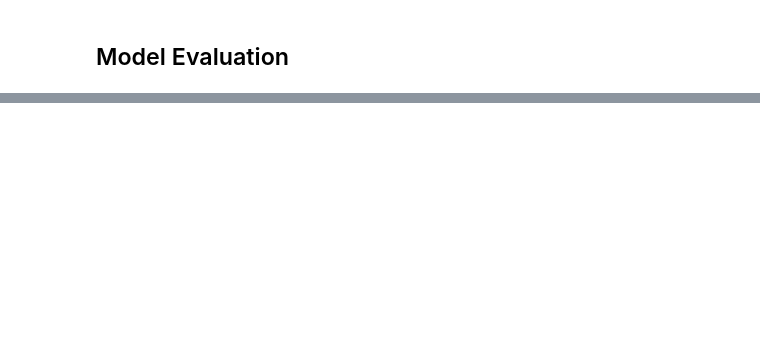
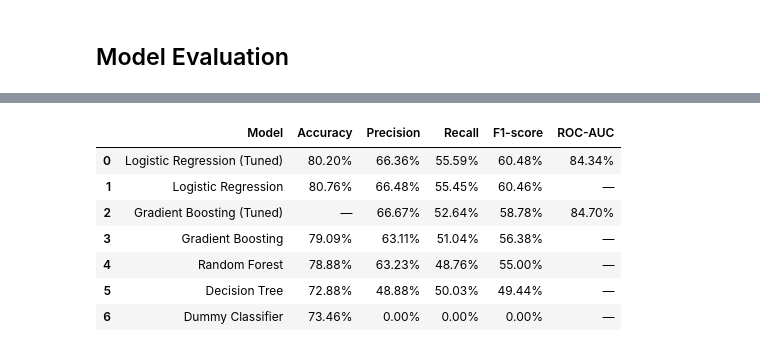
Before and after one commit to rabe156/Telco-Customer-Churn-Prediction, a Jupyter notebook: notebooks/customer_churn_analysis.ipynb, the cells around one changed output, grey strips where cells are left out. Drawn from its saved outputs; the diff is of its cells as text; code cells hidden in the pictures; blank space fills up the shorter version.

```diff
--- a/notebooks/customer_churn_analysis.ipynb
+++ b/notebooks/customer_churn_analysis.ipynb
@@ -894,0 +977,44 @@ when comparing our two models with the best parametres we can see that the regrs
+# %%
+import pandas as pd
+
+model_comparison = pd.DataFrame({
+    "Model": [
+        "Dummy Classifier",
+        "Logistic Regression",
+        "Decision Tree",
+        "Random Forest",
+        "Gradient Boosting",
+        "Logistic Regression (Tuned)",
+        "Gradient Boosting (Tuned)"
+    ],
+    "Accuracy": [0.7346, 0.8076, 0.7288, 0.7888, 0.7909, 0.801987, None],
+    "Precision": [0, 0.6648, 0.4888, 0.6323, 0.6311, 0.6636, 0.6667],
+    "Recall": [0, 0.5545, 0.5003, 0.4876, 0.5104, 0.5559, 0.5264],
+    "F1-score": [0, 0.6046, 0.4944, 0.5500, 0.5638, 0.6048, 0.5878],
+    "ROC-AUC": [None, None, None, None, None, 0.8434, 0.8470]
+})
+
+model_comparison = model_comparison.sort_values(
+    by="F1-score", ascending=False
+).reset_index(drop=True)
+
+display(
+    model_comparison.style
+    .format({
+        "Accuracy": "{:.2%}",
+        "Precision": "{:.2%}",
+        "Recall": "{:.2%}",
+        "F1-score": "{:.2%}",
+        "ROC-AUC": "{:.2%}"
+    }, na_rep="—")
+    .highlight_max(subset=["F1-score"], color="green")
+)
+# %% [output]
+|  | Model | Accuracy | Precision | Recall | F1-score | ROC-AUC |
+| 0 | Logistic Regression (Tuned) | 80.20% | 66.36% | 55.59% | 60.48% | 84.34% |
+| 1 | Logistic Regression | 80.76% | 66.48% | 55.45% | 60.46% | — |
+| 2 | Gradient Boosting (Tuned) | — | 66.67% | 52.64% | 58.78% | 84.70% |
+| 3 | Gradient Boosting | 79.09% | 63.11% | 51.04% | 56.38% | — |
+| 4 | Random Forest | 78.88% | 63.23% | 48.76% | 55.00% | — |
+| 5 | Decision Tree | 72.88% | 48.88% | 50.03% | 49.44% | — |
+| 6 | Dummy Classifier | 73.46% | 0.00% | 0.00% | 0.00% | — |
```
Also changed, not shown: parts of 5 cells of this notebook, 2 other files.
